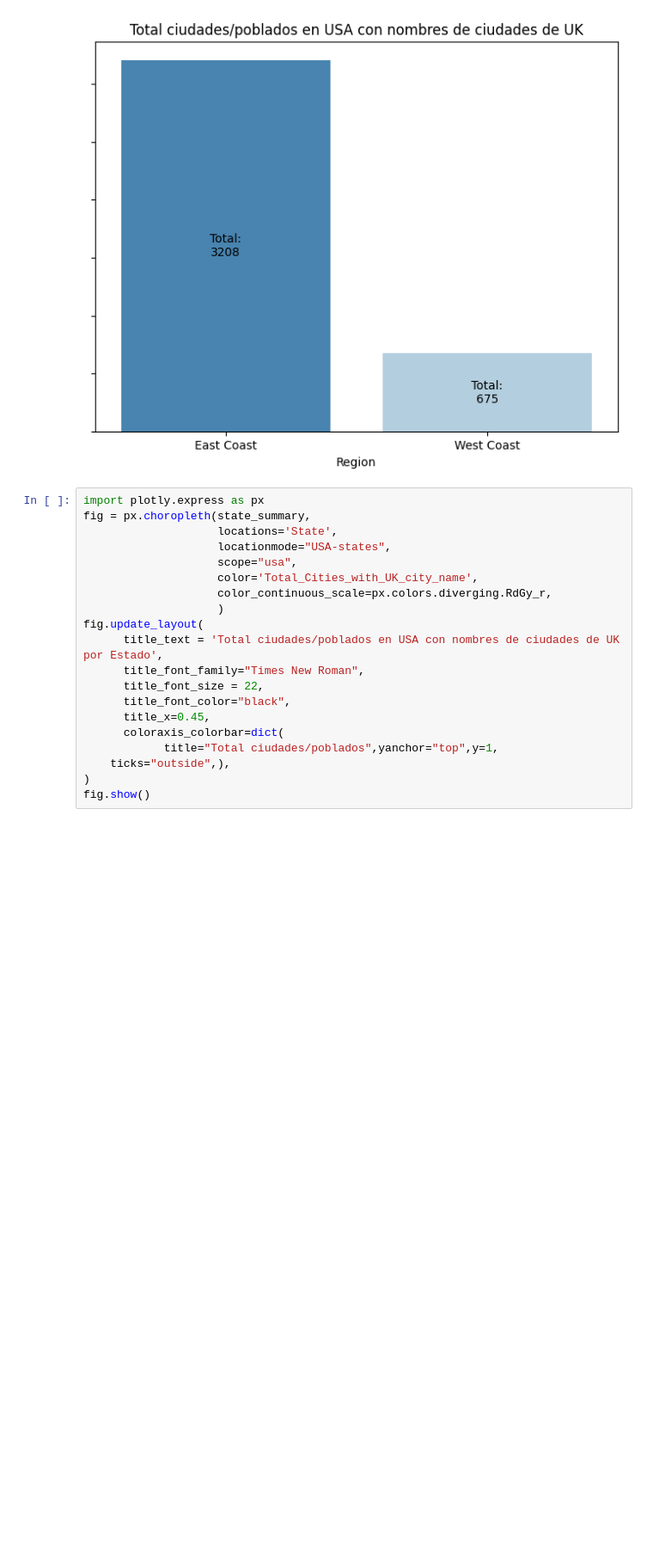
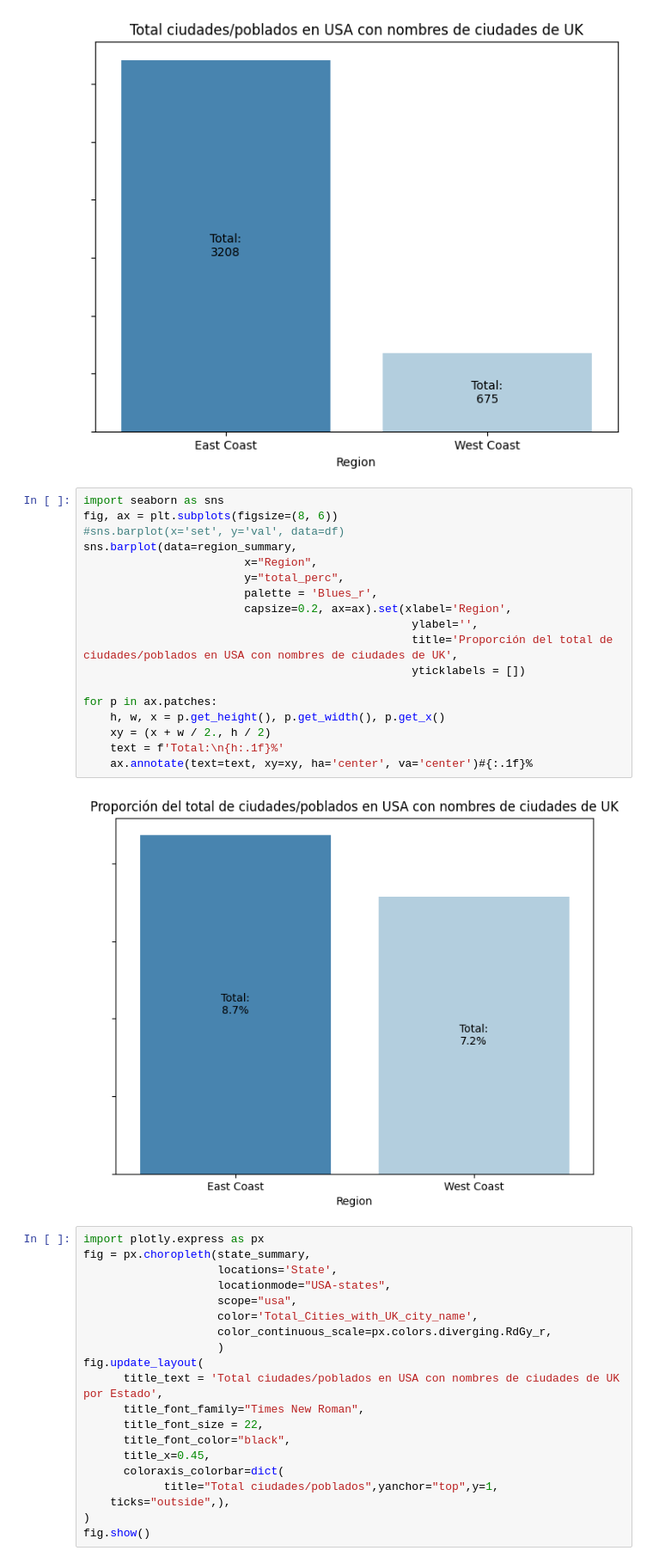
Before and after one commit to rbarrazap/codigos_publicos, a Jupyter notebook: Análisis worldcitiespop.ipynb, the cells around one changed output. Shown: that part at 86% size. Saved outputs shown, nothing was run; the diff lists cells and outputs as text; blank space fills up the shorter version.

```diff
--- a/Análisis worldcitiespop.ipynb
+++ b/Análisis worldcitiespop.ipynb
@@ -379,6 +379,26 @@ for p in ax.patches:
     ax.annotate(text=text, xy=xy, ha='center', va='center')
 # %% [output]
 [figure]
+# %%
+import seaborn as sns
+fig, ax = plt.subplots(figsize=(8, 6))
+#sns.barplot(x='set', y='val', data=df)
+sns.barplot(data=region_summary,
+                        x="Region",
+                        y="total_perc",
+                        palette = 'Blues_r',
+                        capsize=0.2, ax=ax).set(xlabel='Region',
+                                                 ylabel='',
+                                                 title='Proporción del total de ciudades/poblados en USA con nombres de ciudades de UK',
+                                                 yticklabels = [])
+
+for p in ax.patches:
+    h, w, x = p.get_height(), p.get_width(), p.get_x()
+    xy = (x + w / 2., h / 2)
+    text = f'Total:\n{h:.1f}%'
+    ax.annotate(text=text, xy=xy, ha='center', va='center')#{:.1f}%
+# %% [output]
+[figure, added]
 # %%
 import plotly.express as px
 fig = px.choropleth(state_summary,
```
Also changed, not shown: parts of 2 cells of this notebook.
